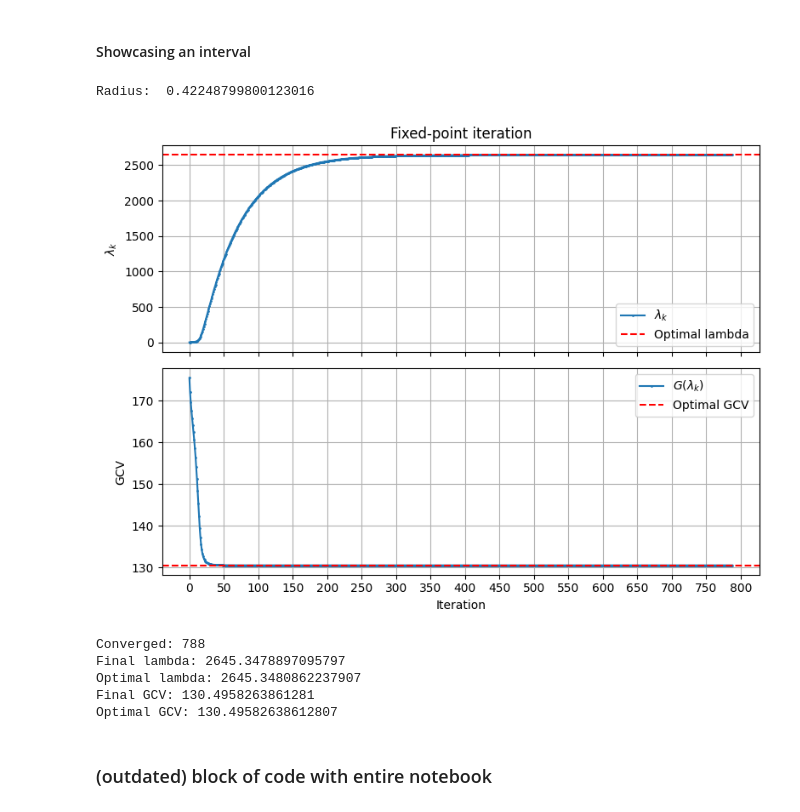
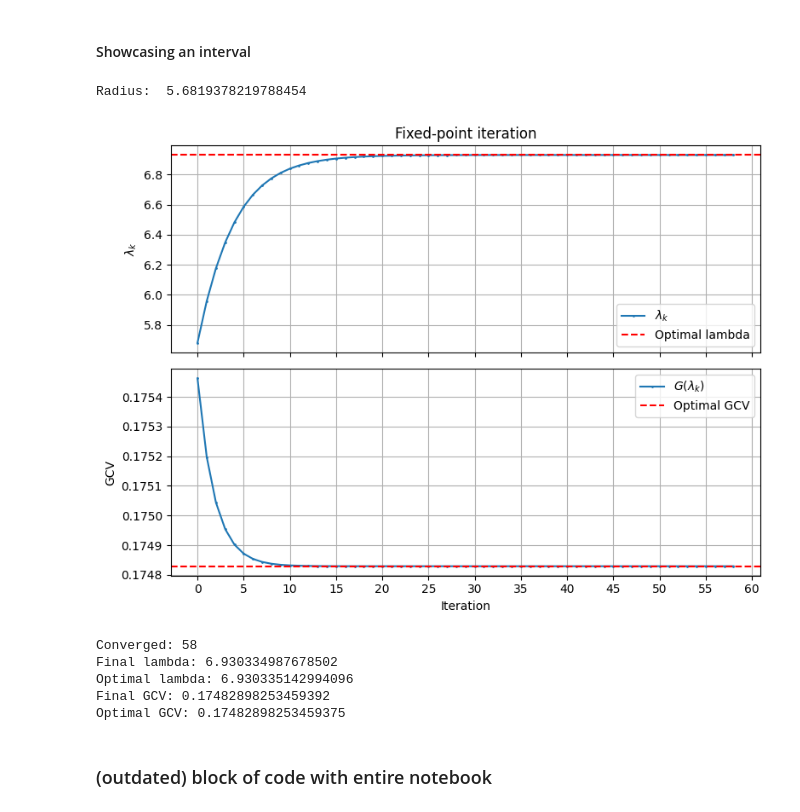
Before and after one commit to advayvyas/OptimalRidge, a Jupyter notebook: gcv_contraction.ipynb, the cells around one changed output. Drawn from its saved outputs; the diff is of its cells as text; code cells hidden in the pictures.

```diff
--- a/gcv_contraction.ipynb
+++ b/gcv_contraction.ipynb
@@ -306,7 +306,17 @@ def F_prime(lam, n, a, singular_values):
 # %%
 rng = np.random.default_rng(seed=77)
 
-EPSILON = 10
-ASPECT_RATIO = 0.5 # aspect ratio (d/N)
+ASPECT_RATIO = 0.8 # aspect ratio (d/N)
 N = 100 # observations
 D = int(ASPECT_RATIO * N)  # parameters
+theta = rng.standard_normal(size=D)[:, np.newaxis]
+theta = theta / np.linalg.norm(theta)
+
+covariance = spiked_covariance(D)
+
+SIGNAL_NOISE = 3
+signal_variance = (theta.T @ covariance @ theta).item()
+EPSILON = np.sqrt(signal_variance / SIGNAL_NOISE)
+
+X = generate_X(N, D, covariance, rng)
+y = generate_Y(X, N, theta, EPSILON, rng)
@@ -426,26 +456,0 @@ plt.show()
-# %%
-lam_grid = np.geomspace(sigma.min() * 0.001, optimal_lambda, 10000)
-gcv_prime_values = np.array([Gprime(lam, N, a, sigma) for lam in lam_grid])
-
-plt.figure(figsize=(8, 4))
-
-plt.plot(lam_grid, gcv_prime_values, label=r"$GCV'(\lambda)$")
-plt.xscale("log")
-plt.axvline(optimal_lambda, color="black", linestyle="--", linewidth=1, label=r"x=optimal $\lambda$")
-
-for endpoint in endpoints:
-    plt.axvline(endpoint, color="tab:green", linestyle=":", linewidth=1, label="Interval endpoint")
-    plt.scatter(
-        endpoint,
-        Gprime(endpoint, N, a, sigma),
-        color="tab:green",
-        zorder=3
-    )
-
-plt.xlabel(r"$\lambda$")
-plt.ylabel(r"$GCV'(\lambda)$")
-plt.title(r"$GCV'(\lambda)$ against $\lambda$")
-plt.grid(True)
-plt.legend()
-plt.tight_layout()
-plt.show()
@@ -682,7 +695,7 @@ plt.show()
 # %% [markdown]
 #### Showcasing an interval
 # %%
-interval_index = 1
+interval_index = 0
 print("Radius: ", r_hat)
 
 left = interval_index * 2 * r_hat
@@ -700,40 +713,40 @@ axes[0].plot(iterations, lam_history, marker=".", markersize = 2, label=r"$\lamb
 axes[0].axhline(
     optimal_lambda, color="red", linestyle="--", label="Optimal lambda"
 )
 axes[0].set_ylabel(r"$\lambda_k$")
 axes[0].set_title("Fixed-point iteration")
 axes[0].legend()
 axes[0].grid(True)
 
 axes[1].plot(iterations, gcv_history, marker=".", markersize = 2, label=r"$G(\lambda_k)$")
 axes[1].axhline(
     optimal_gcv, color="red", linestyle="--", label="Optimal GCV"
 )
 axes[1].set_xlabel("Iteration")
 axes[1].set_ylabel("GCV")
 axes[1].legend()
 axes[1].grid(True)
 
 axes[0].ticklabel_format(axis='y', style='plain', useOffset=False)
 axes[1].ticklabel_format(axis='y', style='plain', useOffset=False)
 
 plt.tight_layout()
 plt.locator_params(axis='x', nbins=20)
 plt.show()
 
 print("Converged:", converged)
 print("Final lambda:", lam_star)
 print("Optimal lambda:", optimal_lambda)
 print("Final GCV:", gcv_history[-1])
 print("Optimal GCV:", optimal_gcv)
 # %% [output]
-Radius:  0.42248799800123016
+Radius:  5.6819378219788454
-[figure, old version]
+[figure, new version]
-Converged: 788
-Final lambda: 2645.3478897095797
-Optimal lambda: 2645.3480862237907
-Final GCV: 130.4958263861281
-Optimal GCV: 130.49582638612807
+Converged: 58
+Final lambda: 6.930334987678502
+Optimal lambda: 6.930335142994096
+Final GCV: 0.17482898253459392
+Optimal GCV: 0.17482898253459375
 # %% [markdown]
 ### (outdated) block of code with entire notebook
 # %%
```
Also changed, not shown: parts of 19 cells of this notebook.
